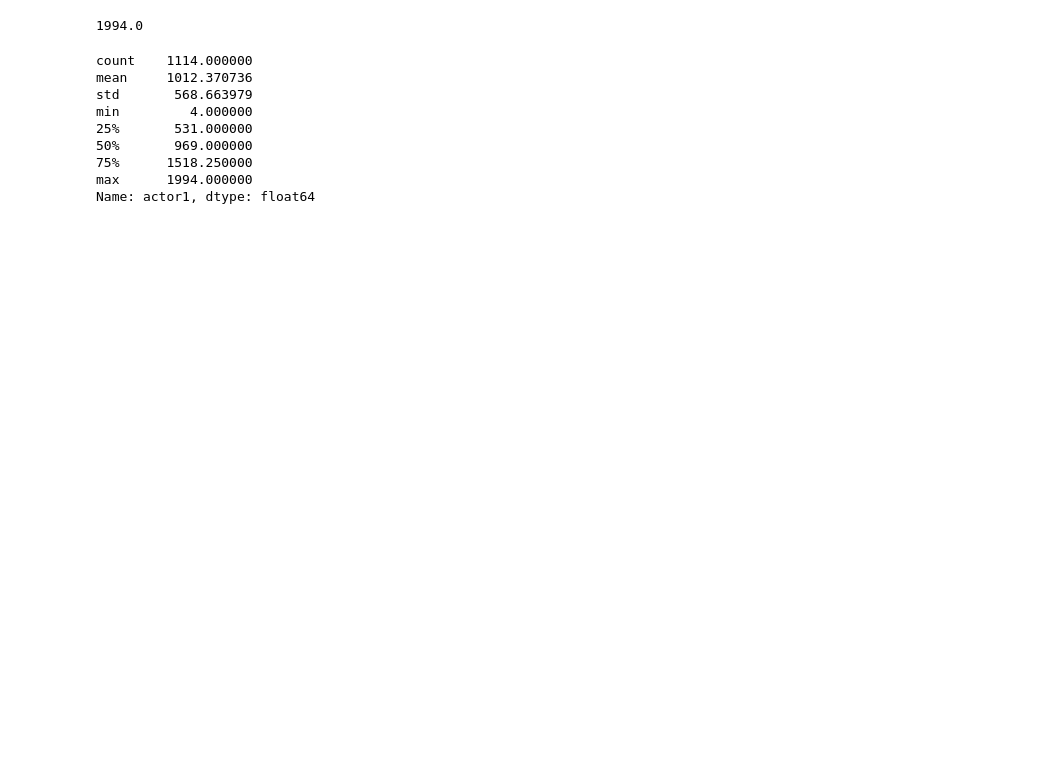
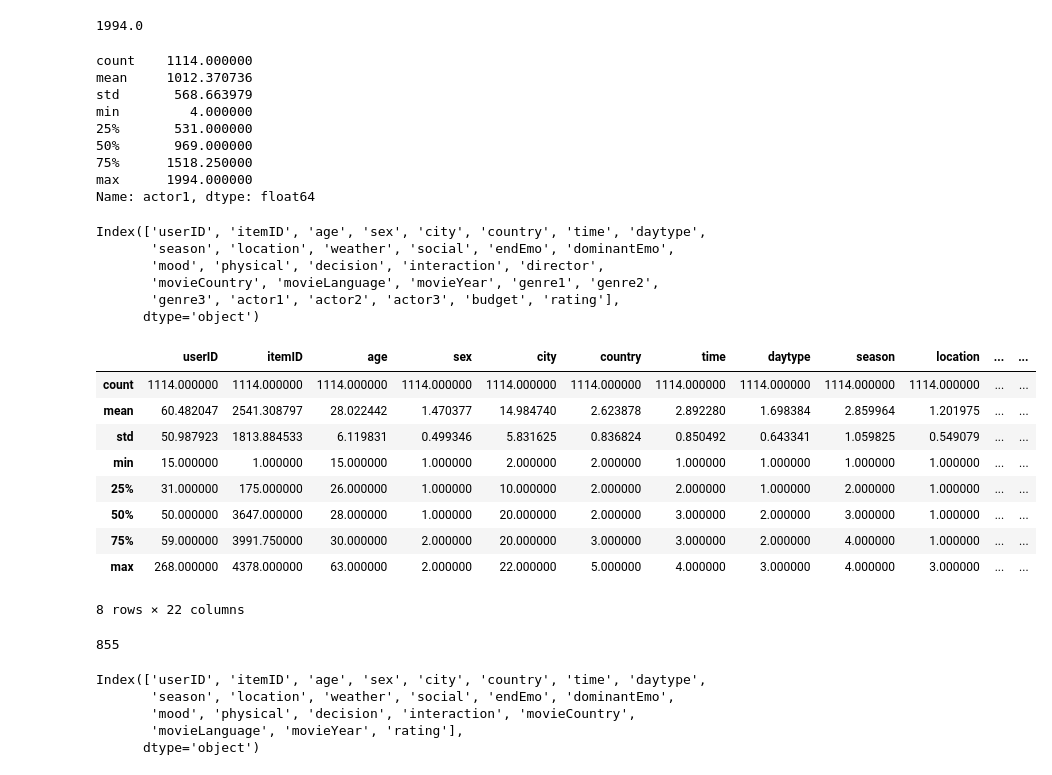
Before and after one commit to iamnewneo/Context-Aware-Recommender-System, a Jupyter notebook: DCW.ipynb, the cells around one changed output. Cells and saved outputs as stored; diff of their text form; code cells hidden in the pictures; blank space fills up the shorter version.

```diff
--- a/DCW.ipynb
+++ b/DCW.ipynb
@@ -242,0 +258,25 @@ x = []
+# %%
+df.columns
+# %% [output]
+Index(['userID', 'itemID', 'age', 'sex', 'city', 'country', 'time', 'daytype',
+       'season', 'location', 'weather', 'social', 'endEmo', 'dominantEmo',
+       'mood', 'physical', 'decision', 'interaction', 'director',
+       'movieCountry', 'movieLanguage', 'movieYear', 'genre1', 'genre2',
+       'genre3', 'actor1', 'actor2', 'actor3', 'budget', 'rating'],
+      dtype='object')
+# %%
+df_new = df.drop(['director','genre1', 'genre2',
+       'genre3', 'actor1', 'actor2', 'actor3','budget'], axis=1,)
+# %%
+df_new.describe()
+# %% [output]
+|  | userID | itemID | age | sex | city | country | time | daytype | season | location | ... | ... |
+| count | 1114.000000 | 1114.000000 | 1114.000000 | 1114.000000 | 1114.000000 | 1114.000000 | 1114.000000 | 1114.000000 | 1114.000000 | 1114.000000 | ... | ... |
+| mean | 60.482047 | 2541.308797 | 28.022442 | 1.470377 | 14.984740 | 2.623878 | 2.892280 | 1.698384 | 2.859964 | 1.201975 | ... | ... |
+| std | 50.987923 | 1813.884533 | 6.119831 | 0.499346 | 5.831625 | 0.836824 | 0.850492 | 0.643341 | 1.059825 | 0.549079 | ... | ... |
+| min | 15.000000 | 1.000000 | 15.000000 | 1.000000 | 2.000000 | 2.000000 | 1.000000 | 1.000000 | 1.000000 | 1.000000 | ... | ... |
+| 25% | 31.000000 | 175.000000 | 26.000000 | 1.000000 | 10.000000 | 2.000000 | 2.000000 | 1.000000 | 2.000000 | 1.000000 | ... | ... |
+| 50% | 50.000000 | 3647.000000 | 28.000000 | 1.000000 | 20.000000 | 2.000000 | 3.000000 | 2.000000 | 3.000000 | 1.000000 | ... | ... |
+| 75% | 59.000000 | 3991.750000 | 30.000000 | 2.000000 | 20.000000 | 3.000000 | 3.000000 | 2.000000 | 4.000000 | 1.000000 | ... | ... |
+| max | 268.000000 | 4378.000000 | 63.000000 | 2.000000 | 22.000000 | 5.000000 | 4.000000 | 3.000000 | 4.000000 | 3.000000 | ... | ... |
+8 rows × 22 columns
@@ -242,0 +292,12 @@ x = []
+# %%
+sum_of_features
+# %% [output]
+855
+# %%
+df_new.columns
+# %% [output]
+Index(['userID', 'itemID', 'age', 'sex', 'city', 'country', 'time', 'daytype',
+       'season', 'location', 'weather', 'social', 'endEmo', 'dominantEmo',
+       'mood', 'physical', 'decision', 'interaction', 'movieCountry',
+       'movieLanguage', 'movieYear', 'rating'],
+      dtype='object')
```
Also changed, not shown: parts of 10 cells of this notebook.
